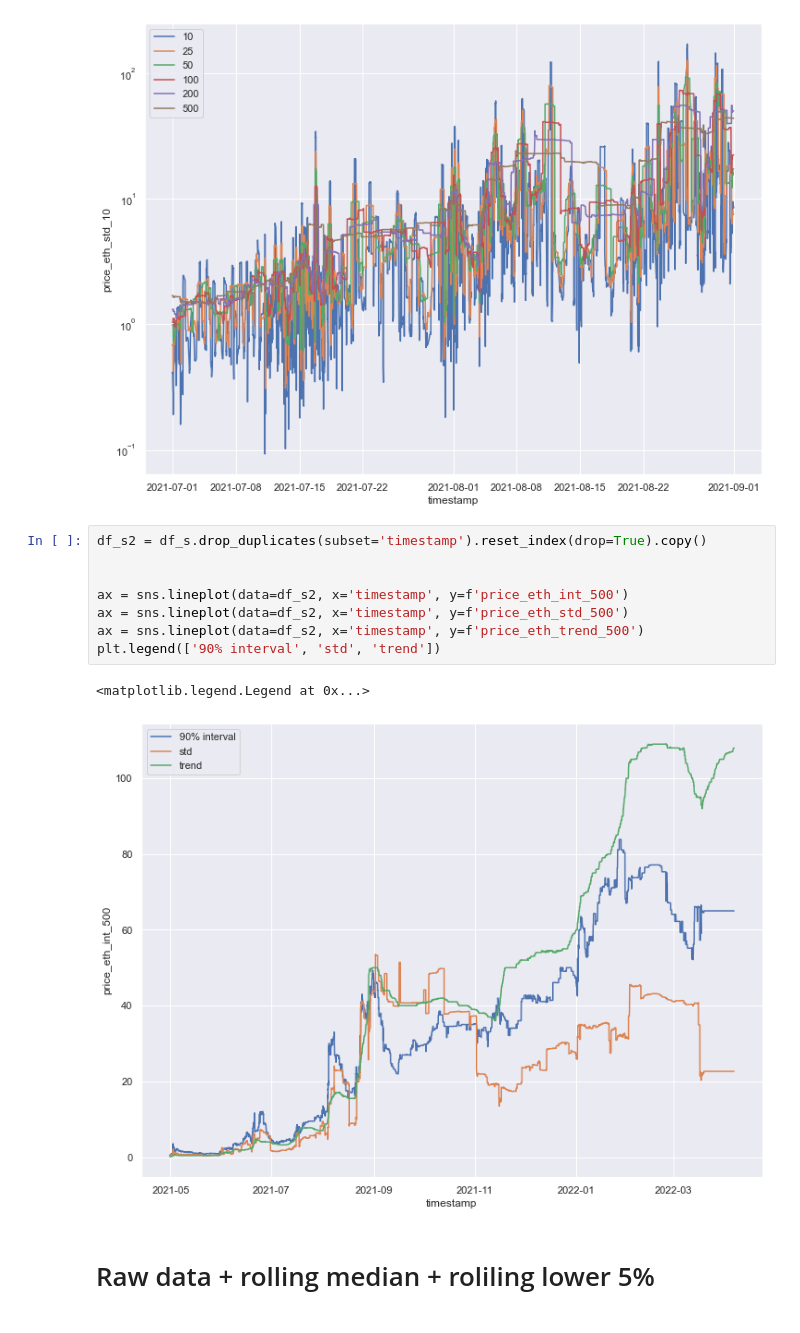
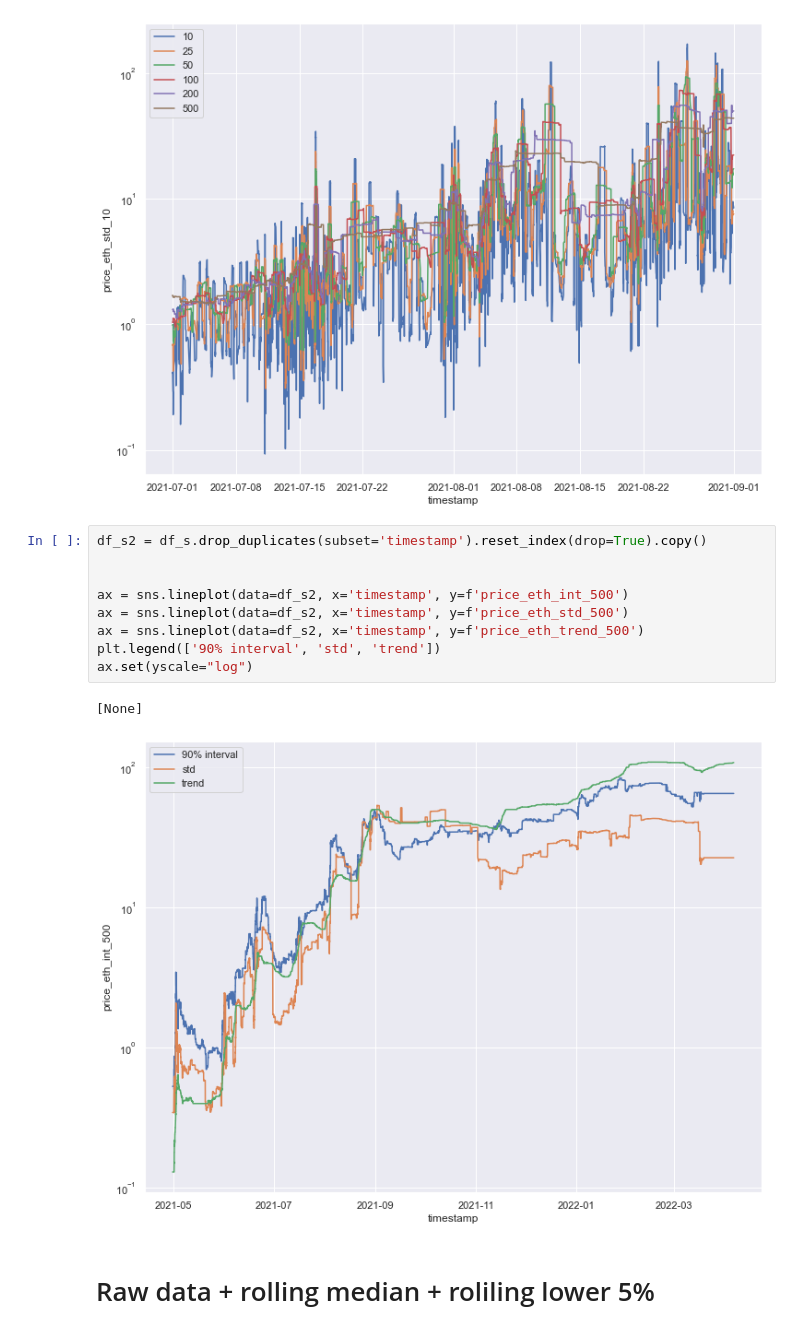
Before and after one commit to LBrinkmann/xai-nft, a Jupyter notebook: notebooks/trend.ipynb, the cells around one changed output. Saved outputs shown, nothing was run; the diff lists cells and outputs as text.

```diff
--- a/notebooks/trend.ipynb
+++ b/notebooks/trend.ipynb
@@ -114,14 +112,15 @@ plt.legend(windows)
 # %%
 df_s2 = df_s.drop_duplicates(subset='timestamp').reset_index(drop=True).copy()
 
 
 ax = sns.lineplot(data=df_s2, x='timestamp', y=f'price_eth_int_500')
 ax = sns.lineplot(data=df_s2, x='timestamp', y=f'price_eth_std_500')
 ax = sns.lineplot(data=df_s2, x='timestamp', y=f'price_eth_trend_500')
 plt.legend(['90% interval', 'std', 'trend'])
+ax.set(yscale="log")
 # %% [output]
-<matplotlib.legend.Legend at 0x...>
+[None]
-[figure, old version]
+[figure, new version]
 # %% [markdown]
 # Raw data + rolling median + roliling lower 5%
 # %%
```
Also changed, not shown: parts of 3 cells of this notebook, 4 other files.
